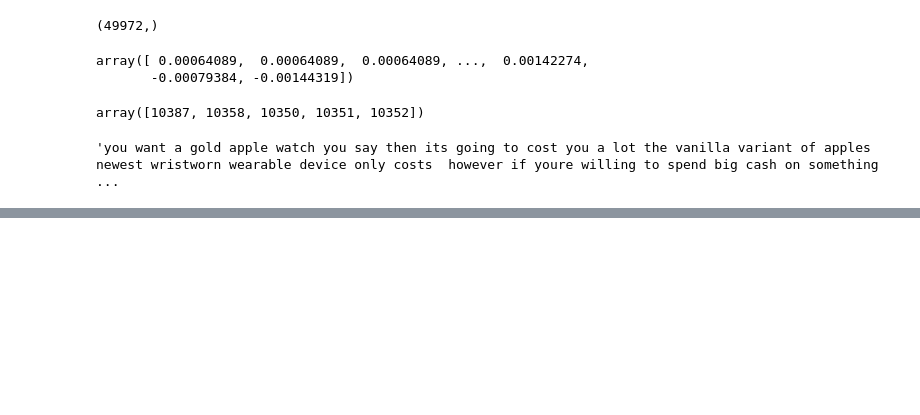
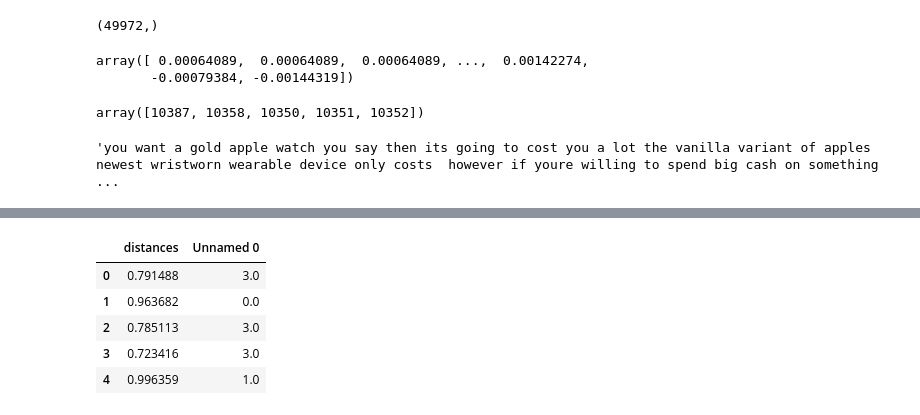
Before and after one commit to hscodes/Capstone, a Jupyter notebook: Capstone.ipynb, the cells around one changed output, grey strips where cells are left out. Drawn from its saved outputs; the diff is of its cells as text; code cells hidden in the pictures; blank space fills up the shorter version.

```diff
--- a/Capstone.ipynb
+++ b/Capstone.ipynb
@@ -657,0 +723,10 @@ pyLDAvis.gensim.prepare(ldamodel, corpus, dictionary)
+# %%
+df_fix = pd.DataFrame([df_all['distances'], y_train_label]).T
+df_fix.head()
+# %% [output]
+|  | distances | Unnamed 0 |
+| 0 | 0.791488 | 3.0 |
+| 1 | 0.963682 | 0.0 |
+| 2 | 0.785113 | 3.0 |
+| 3 | 0.723416 | 3.0 |
+| 4 | 0.996359 | 1.0 |
```
Also changed, not shown: parts of 43 cells of this notebook.
